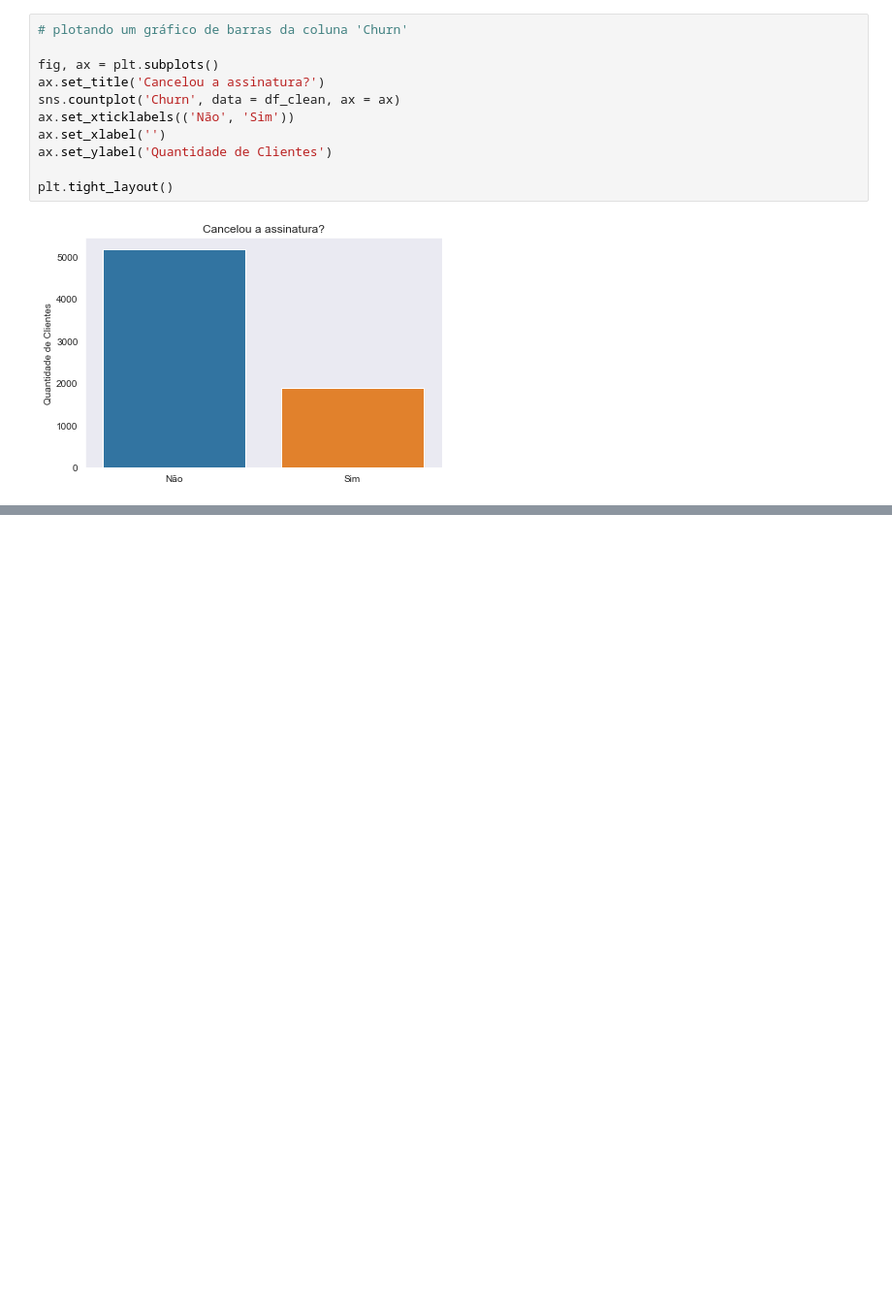
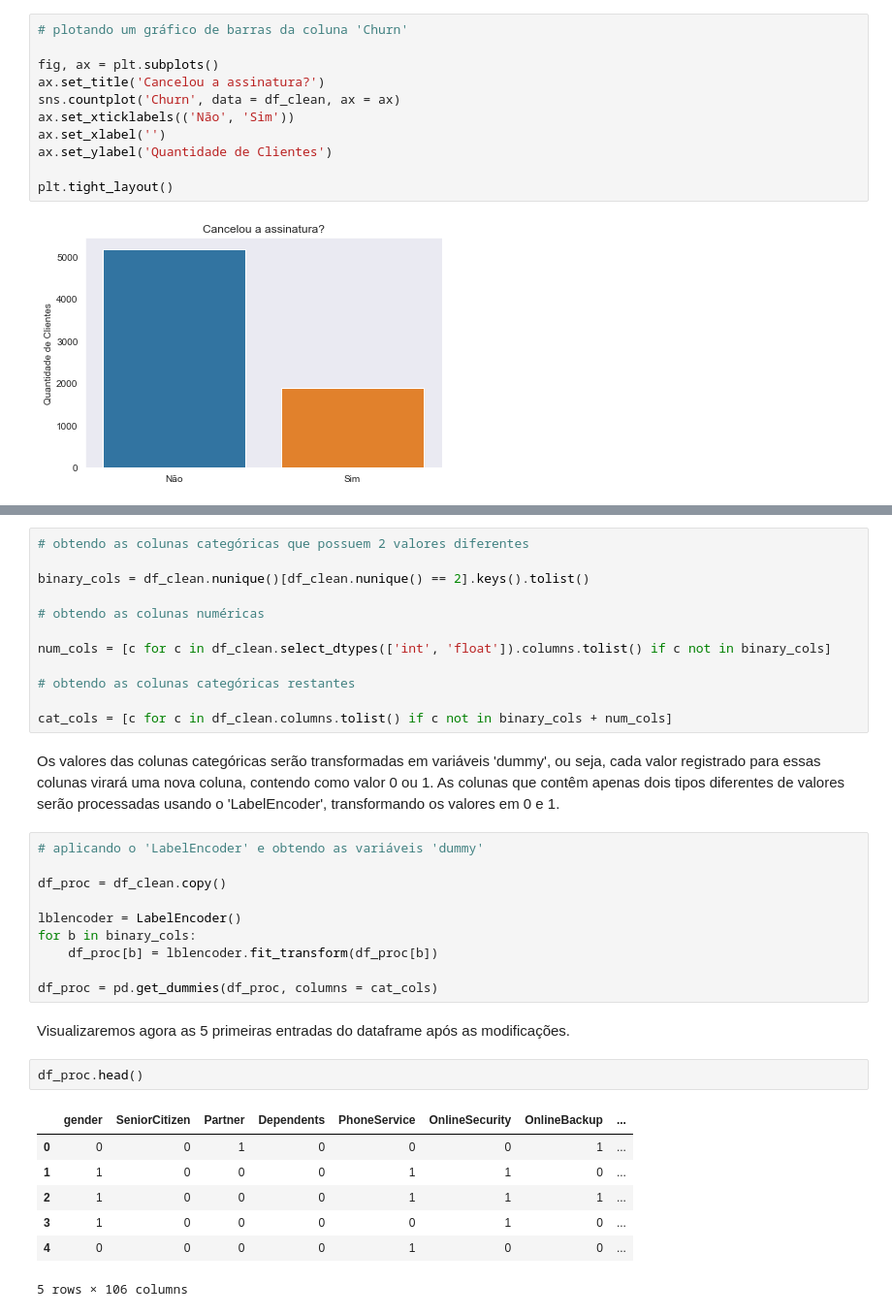
Before and after one commit to henriqueschwabg/data_science, a Jupyter notebook: Churn_Prediction.ipynb, the cells around one changed output, grey strips where cells are left out. Shown at 97% size. Drawn from its saved outputs; the diff is of its cells as text; blank space fills up the shorter version.

```diff
--- a/Churn_Prediction.ipynb
+++ b/Churn_Prediction.ipynb
@@ -447,0 +465,36 @@ df_clean.to_csv('datasets/churn_cleaned.csv', index = False)
+# %%
+# obtendo as colunas categóricas que possuem 2 valores diferentes
+
+binary_cols = df_clean.nunique()[df_clean.nunique() == 2].keys().tolist()
+
+# obtendo as colunas numéricas
+
+num_cols = [c for c in df_clean.select_dtypes(['int', 'float']).columns.tolist() if c not in binary_cols]
+
+# obtendo as colunas categóricas restantes
+
+cat_cols = [c for c in df_clean.columns.tolist() if c not in binary_cols + num_cols]
+# %% [markdown]
+Os valores das colunas categóricas serão transformadas em variáveis 'dummy', ou seja, cada valor registrado para essas colunas virará uma nova coluna, contendo como valor 0 ou 1. As colunas que contêm apenas dois tipos diferentes de valores serão processadas usando o 'LabelEncoder', transformando os valores em 0 e 1.
+# %%
+# aplicando o 'LabelEncoder' e obtendo as variáveis 'dummy'
+
+df_proc = df_clean.copy()
+
+lblencoder = LabelEncoder()
+for b in binary_cols:
+    df_proc[b] = lblencoder.fit_transform(df_proc[b])
+
+df_proc = pd.get_dummies(df_proc, columns = cat_cols)
+# %% [markdown]
+Visualizaremos agora as 5 primeiras entradas do dataframe após as modificações.
+# %%
+df_proc.head()
+# %% [output]
+|  | gender | SeniorCitizen | Partner | Dependents | PhoneService | OnlineSecurity | OnlineBackup | ... |
+| 0 | 0 | 0 | 1 | 0 | 0 | 0 | 1 | ... |
+| 1 | 1 | 0 | 0 | 0 | 1 | 1 | 0 | ... |
+| 2 | 1 | 0 | 0 | 0 | 1 | 1 | 1 | ... |
+| 3 | 1 | 0 | 0 | 0 | 0 | 1 | 0 | ... |
+| 4 | 0 | 0 | 0 | 0 | 1 | 0 | 0 | ... |
+5 rows × 106 columns
```
Also changed, not shown: parts of 36 cells of this notebook.
